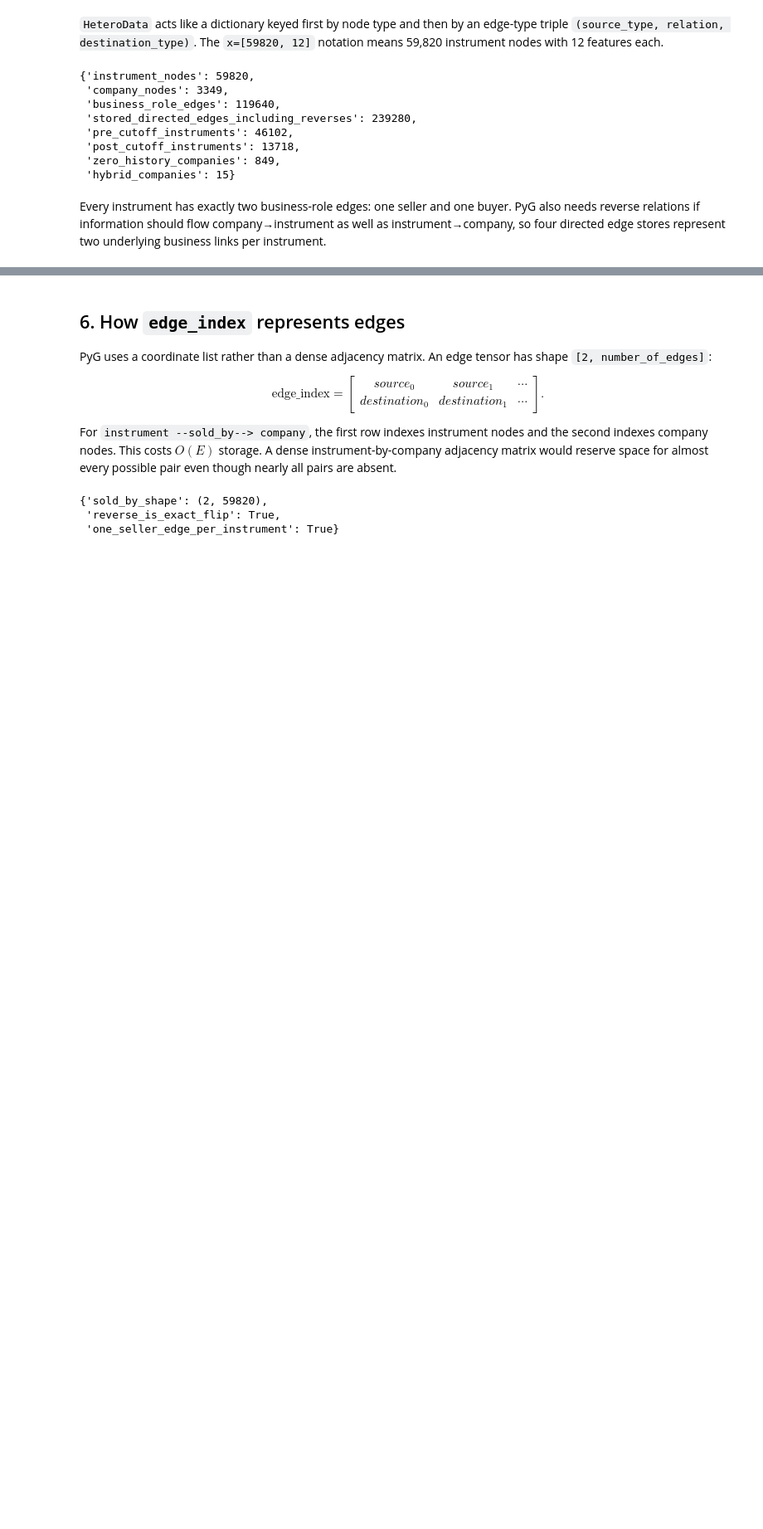
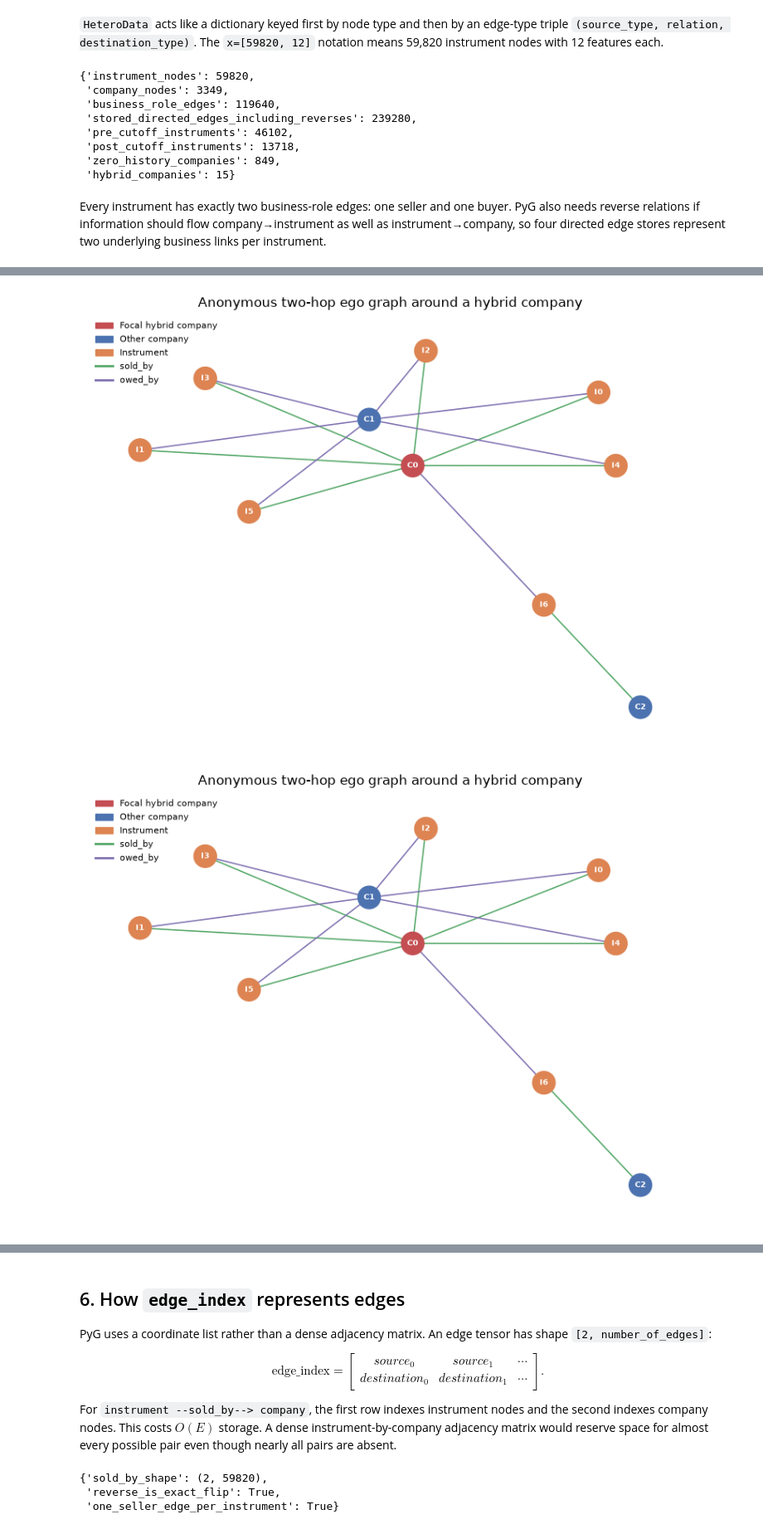
Before and after one commit to davidemariani/GNN-trade-finance-credit-scoring, a Jupyter notebook: notebooks/02_project/00_graph_construction.ipynb, the cells around one changed output, grey strips where cells are left out. Shown at 83% size. Drawn from its saved outputs; the diff is of its cells as text; code cells hidden in the pictures; blank space fills up the shorter version.

```diff
--- a/notebooks/02_project/00_graph_construction.ipynb
+++ b/notebooks/02_project/00_graph_construction.ipynb
@@ -189,0 +203,20 @@ Every instrument has exactly two business-role edges: one seller and one buyer.
+# %%
+from graph_ml.viz import (
+    anonymous_company_ego_graph,
+    company_degree_frame,
+    plot_anonymous_ego_graph,
+)
+
+degrees = company_degree_frame(graph)
+focal_hybrid = int(
+    degrees.loc[degrees["is_hybrid"]]
+    .sort_values("total_degree", ascending=False)
+    .iloc[0]["company_index"]
+)
+ego = anonymous_company_ego_graph(
+    graph, focal_hybrid, max_instruments_per_role=6
+)
+plot_anonymous_ego_graph(ego)
+# %% [output]
+[figure, added]
+[figure, added]
```
Also changed, not shown: parts of 6 cells of this notebook, 18 other files.
